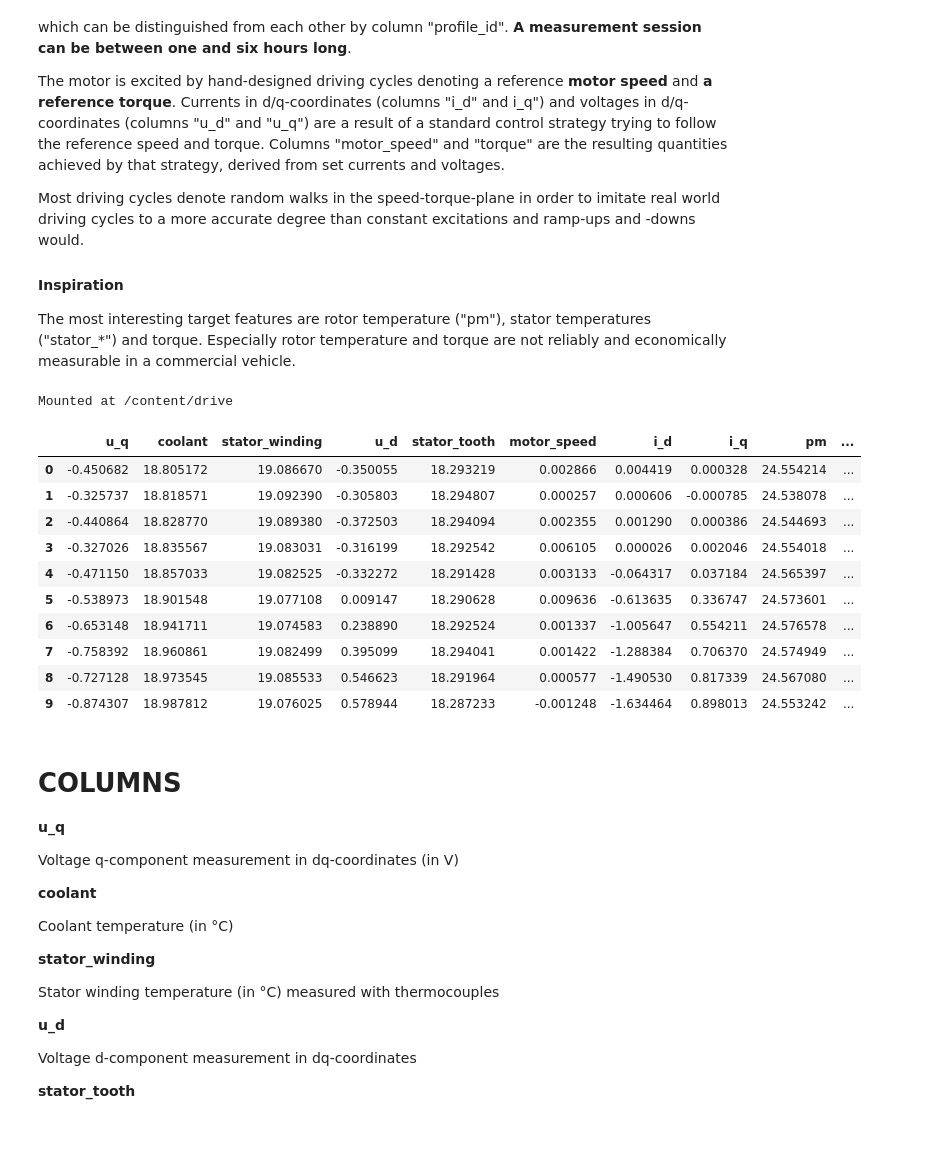
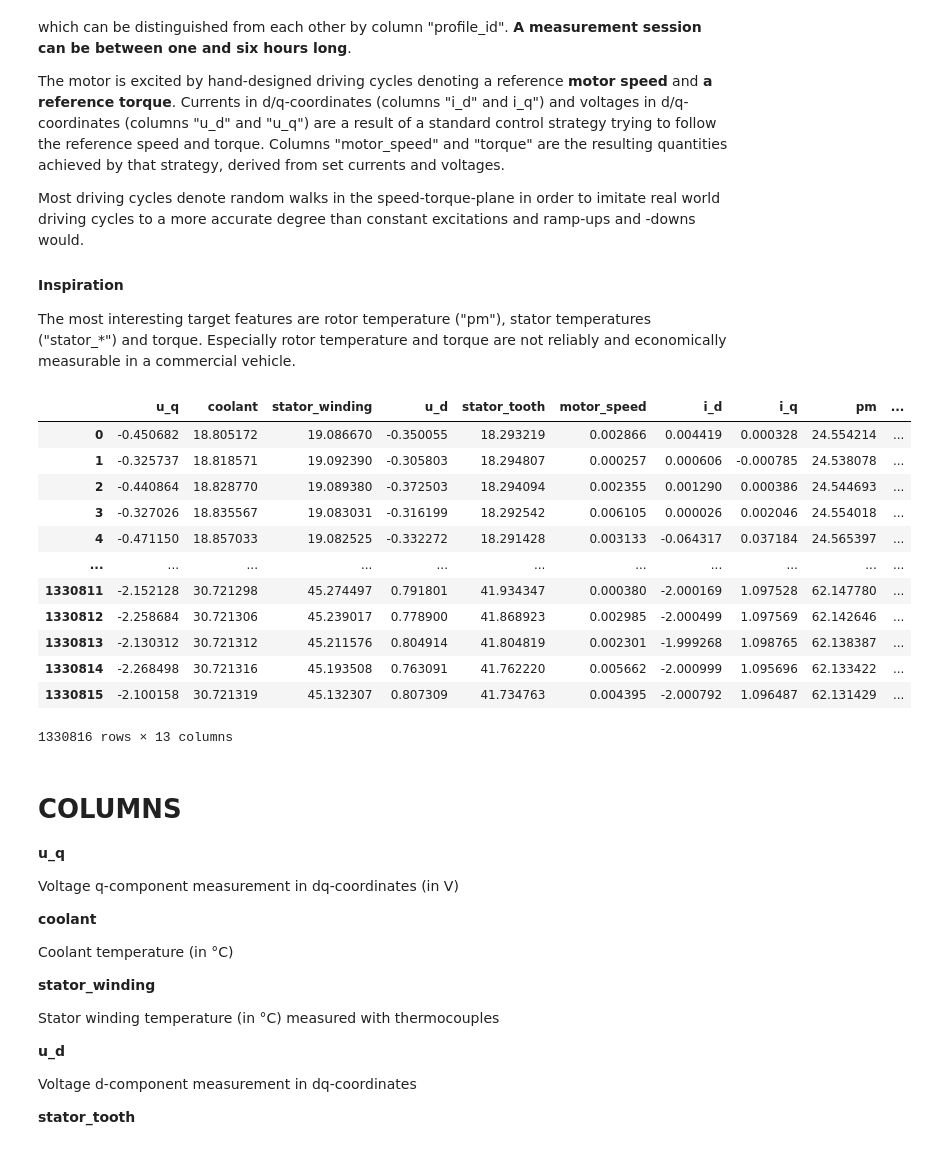
Before and after one commit to tommasobbb/PMSM_Data_Mining, a Jupyter notebook: DataMining.ipynb, the cells around one changed output. Drawn from its saved outputs; the diff is of its cells as text; code cells hidden in the pictures.

```diff
--- a/DataMining.ipynb
+++ b/DataMining.ipynb
@@ -37,24 +38,22 @@ from matplotlib.colors import rgb2hex
-# %%
-from google.colab import drive
-drive.mount('/content/drive', force_remount=True)
-
-file_path = '/content/drive/MyDrive/Colab Notebooks/Data Mining/measures_v2.csv'
-
-df = pd.read_csv(file_path)
-df.head(10)
-# %% [output]
-Mounted at /content/drive
-|  | u_q | coolant | stator_winding | u_d | stator_tooth | motor_speed | i_d | i_q | pm | ... |
-| 0 | -0.450682 | 18.805172 | 19.086670 | -0.350055 | 18.293219 | 0.002866 | 0.004419 | 0.000328 | 24.554214 | ... |
-| 1 | -0.325737 | 18.818571 | 19.092390 | -0.305803 | 18.294807 | 0.000257 | 0.000606 | -0.000785 | 24.538078 | ... |
-| 2 | -0.440864 | 18.828770 | 19.089380 | -0.372503 | 18.294094 | 0.002355 | 0.001290 | 0.000386 | 24.544693 | ... |
-| 3 | -0.327026 | 18.835567 | 19.083031 | -0.316199 | 18.292542 | 0.006105 | 0.000026 | 0.002046 | 24.554018 | ... |
-| 4 | -0.471150 | 18.857033 | 19.082525 | -0.332272 | 18.291428 | 0.003133 | -0.064317 | 0.037184 | 24.565397 | ... |
-| 5 | -0.538973 | 18.901548 | 19.077108 | 0.009147 | 18.290628 | 0.009636 | -0.613635 | 0.336747 | 24.573601 | ... |
-| 6 | -0.653148 | 18.941711 | 19.074583 | 0.238890 | 18.292524 | 0.001337 | -1.005647 | 0.554211 | 24.576578 | ... |
-| 7 | -0.758392 | 18.960861 | 19.082499 | 0.395099 | 18.294041 | 0.001422 | -1.288384 | 0.706370 | 24.574949 | ... |
-| 8 | -0.727128 | 18.973545 | 19.085533 | 0.546623 | 18.291964 | 0.000577 | -1.490530 | 0.817339 | 24.567080 | ... |
-| 9 | -0.874307 | 18.987812 | 19.076025 | 0.578944 | 18.287233 | -0.001248 | -1.634464 | 0.898013 | 24.553242 | ... |
+# %%
+file_path = 'Project/measures_v2.csv'
+
+df = pd.read_csv(file_path)
+df
+# %% [output]
+|  | u_q | coolant | stator_winding | u_d | stator_tooth | motor_speed | i_d | i_q | pm | ... |
+| 0 | -0.450682 | 18.805172 | 19.086670 | -0.350055 | 18.293219 | 0.002866 | 0.004419 | 0.000328 | 24.554214 | ... |
+| 1 | -0.325737 | 18.818571 | 19.092390 | -0.305803 | 18.294807 | 0.000257 | 0.000606 | -0.000785 | 24.538078 | ... |
+| 2 | -0.440864 | 18.828770 | 19.089380 | -0.372503 | 18.294094 | 0.002355 | 0.001290 | 0.000386 | 24.544693 | ... |
+| 3 | -0.327026 | 18.835567 | 19.083031 | -0.316199 | 18.292542 | 0.006105 | 0.000026 | 0.002046 | 24.554018 | ... |
+| 4 | -0.471150 | 18.857033 | 19.082525 | -0.332272 | 18.291428 | 0.003133 | -0.064317 | 0.037184 | 24.565397 | ... |
+| ... | ... | ... | ... | ... | ... | ... | ... | ... | ... | ... |
+| 1330811 | -2.152128 | 30.721298 | 45.274497 | 0.791801 | 41.934347 | 0.000380 | -2.000169 | 1.097528 | 62.147780 | ... |
+| 1330812 | -2.258684 | 30.721306 | 45.239017 | 0.778900 | 41.868923 | 0.002985 | -2.000499 | 1.097569 | 62.142646 | ... |
+| 1330813 | -2.130312 | 30.721312 | 45.211576 | 0.804914 | 41.804819 | 0.002301 | -1.999268 | 1.098765 | 62.138387 | ... |
+| 1330814 | -2.268498 | 30.721316 | 45.193508 | 0.763091 | 41.762220 | 0.005662 | -2.000999 | 1.095696 | 62.133422 | ... |
+| 1330815 | -2.100158 | 30.721319 | 45.132307 | 0.807309 | 41.734763 | 0.004395 | -2.000792 | 1.096487 | 62.131429 | ... |
+1330816 rows × 13 columns
 # %% [markdown]
 # **COLUMNS**
 
```
Also changed, not shown: parts of 5 cells of this notebook.
